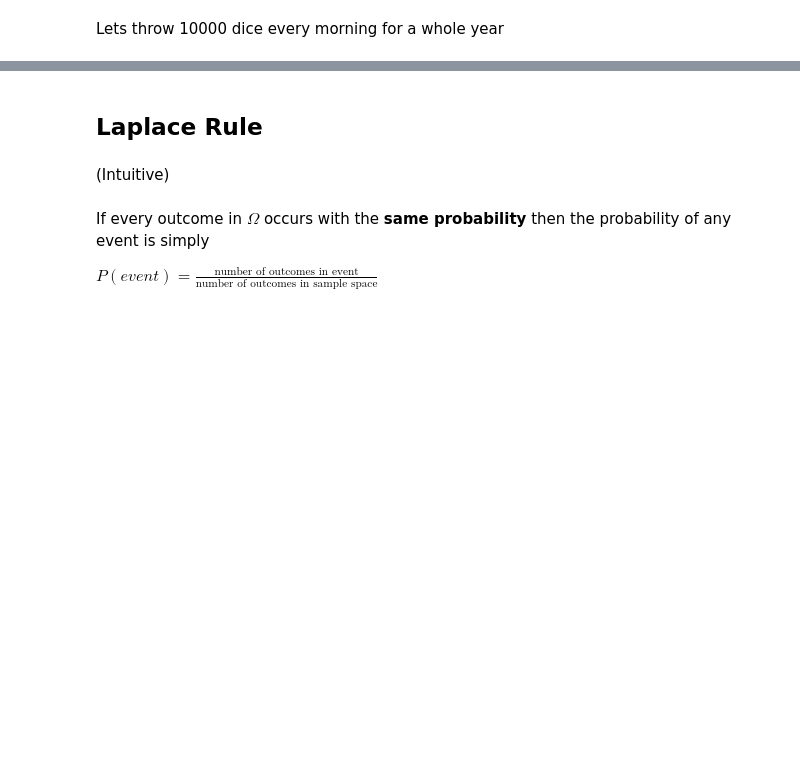
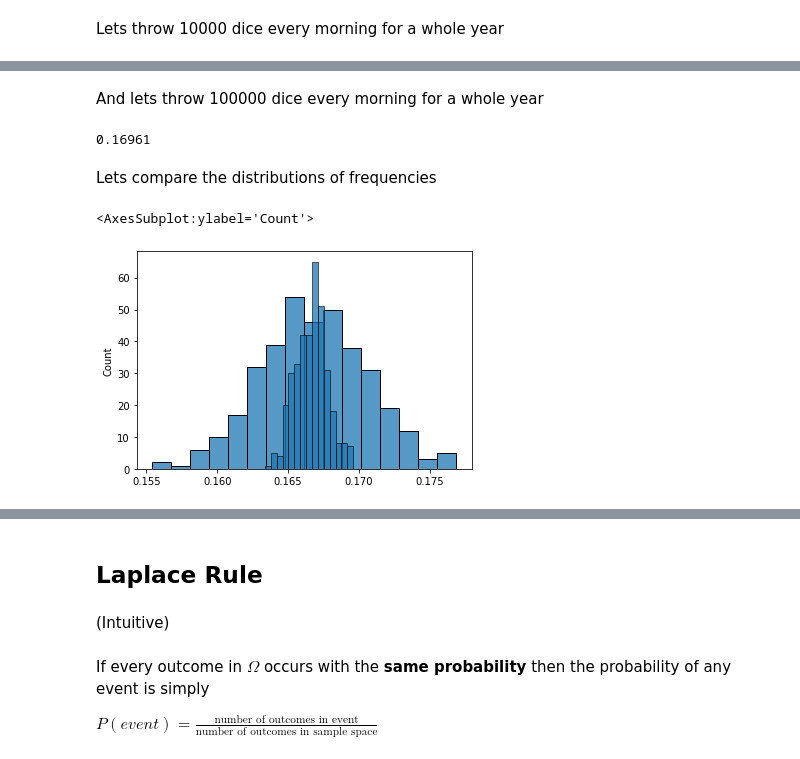
Before and after one commit to Ironhack-Data-Madrid-Agosto-2021/classroom-materials, a Jupyter notebook: week_05/02-probability.ipynb, the cells around one changed output, grey strips where cells are left out. Cells and saved outputs as stored; diff of their text form; code cells hidden in the pictures; blank space fills up the shorter version.

```diff
--- a/week_05/02-probability.ipynb
+++ b/week_05/02-probability.ipynb
@@ -99,0 +109,3 @@ frequencies = []
+# %%
+# your code here
+frequencies = [random.choices(sample_space, k=10000).count(4) / 10000 for _ in range(365)]
@@ -100,4 +116,19 @@ frequencies = []
+# %% [markdown]
+And lets throw 100000 dice every morning for a whole year
+# %%
+# your code here
+frequencies2 = [random.choices(sample_space, k=100000).count(4) / 100000 for _ in range(365)]
+# %%
+max(frequencies2)
+# %% [output]
+0.16961
+# %% [markdown]
+Lets compare the distributions of frequencies
 # %%
 import seaborn as sns
 # %%
 sns.histplot(frequencies)
+sns.histplot(frequencies2)
+# %% [output]
+<AxesSubplot:ylabel='Count'>
+[figure, added]
```
Also changed, not shown: parts of 58 cells of this notebook.
